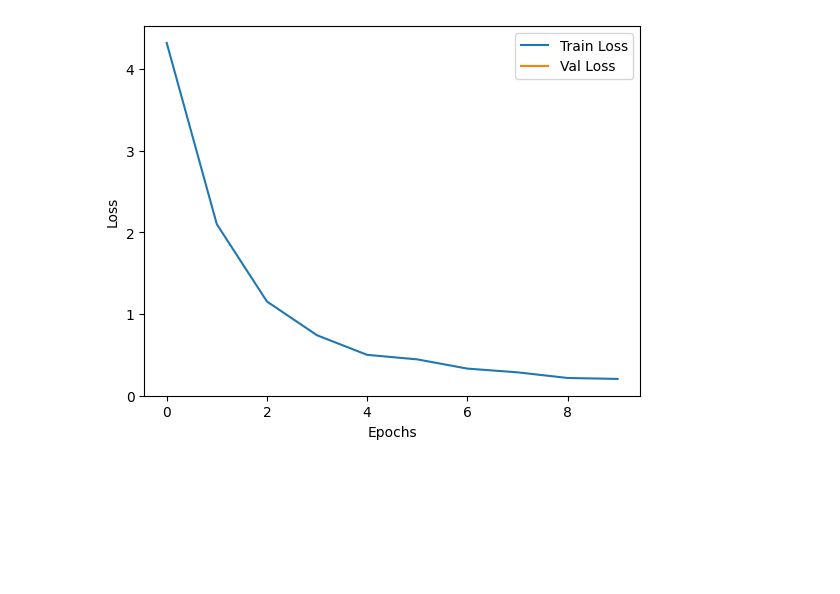
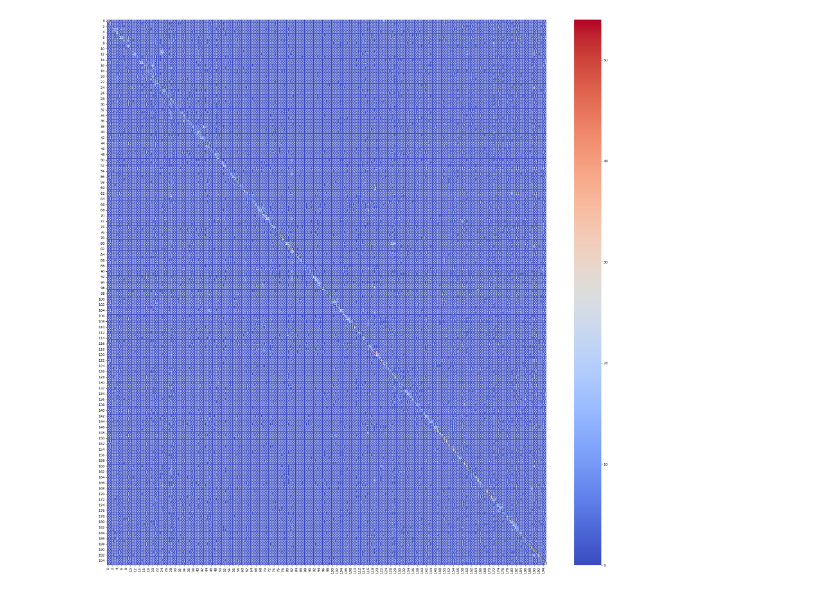
Before and after one commit to ngjasmine/car-classification-api, a Jupyter notebook: notebooks/colab/test2 - efficientnet.ipynb, the cells around one changed output. Cells and saved outputs as stored; diff of their text form; code cells hidden in the pictures; blank space fills up the shorter version.

```diff
--- a/notebooks/colab/test2 - efficientnet.ipynb
+++ b/notebooks/colab/test2 - efficientnet.ipynb
@@ -230,37 +282,49 @@ torch.save(model, '/content/drive/MyDrive/car-classification-api/car-classificat
+# %%
+test_dir = project_root / "data" / "test"
+# %%
+# Load the test dataset
+test_data = ImageFolder(str(test_dir), transform=test_transformers)
+test_loader = DataLoader(test_data, batch_size=32, shuffle=False)
 # %%
 y_true, y_pred = [], []
 
 model.eval()
 correct = 0
 total = 0
-val_loss = 0.0
+test_loss = 0.0
 processed_images = 0
 
+# Criterion has been defined above
+
 with torch.no_grad():
-    for inputs, labels in val_loader:
+    for inputs, labels in test_loader:
         inputs, labels = inputs.to(device), labels.to(device)
         outputs = model(inputs)
+
+        # Predictions
         _, predicted = torch.max(outputs, 1)
         total += labels.size(0)
         correct += (predicted == labels).sum().item()
+
         y_true.extend(labels.cpu().numpy())
         y_pred.extend(predicted.cpu().numpy())
+
         loss = criterion(outputs, labels)
-        val_loss += loss.item()
+        test_loss += loss.item()
 
         processed_images += labels.size(0)
         if processed_images % 500 == 0 or processed_images == total:
-            print(f"Processed {processed_images} / {len(val_loader.dataset)} images...")
+            print(f"Processed {processed_images} / {len(test_loader.dataset)} images...")
 
-val_losses.append(val_loss / len(val_loader))
-print(f"Epoch {epoch+1}/{epochs}, Train Loss: {train_losses[-1]:.4f}, Val Loss: {val_losses[-1]:.4f}")
+# Calculate metrics
+test_loss /= len(test_loader)
+test_accuracy = 100 * correct / total
+
+logger.info(f"Test Loss: {test_loss:.4f}, Test Accuracy: {test_accuracy:.2f}%")
 
 # Compute confusion matrix
 cm = confusion_matrix(y_true, y_pred)
 
 # Convert to DataFrame for better readability
-cm_df = pd.DataFrame(cm, index=train_data.classes, columns=train_data.classes)
-print(cm_df)
-
-print(f"Validation Accuracy: {100 * correct / total:.2f}%")
+cm_df = pd.DataFrame(cm, index=test_data.classes, columns=test_data.classes)
 # %% [output]
@@ -284,9 +349,6 @@ Validation Accuracy: 76.73%
-# %%
-plt.plot(train_losses, label='Train Loss')
-plt.plot(val_losses, label='Val Loss')
-plt.xlabel('Epochs')
-plt.ylabel('Loss')
-plt.legend()
-plt.show()
-# %% [output]
-[figure, removed]
+# %%
+plt.figure(figsize=(30, 30))
+sns.heatmap(cm, annot=True, fmt="d", cmap="coolwarm")  # Customize as needed
+plt.show()
+# %% [output]
+[figure, added]
```
Also changed, not shown: parts of 36 cells of this notebook.
